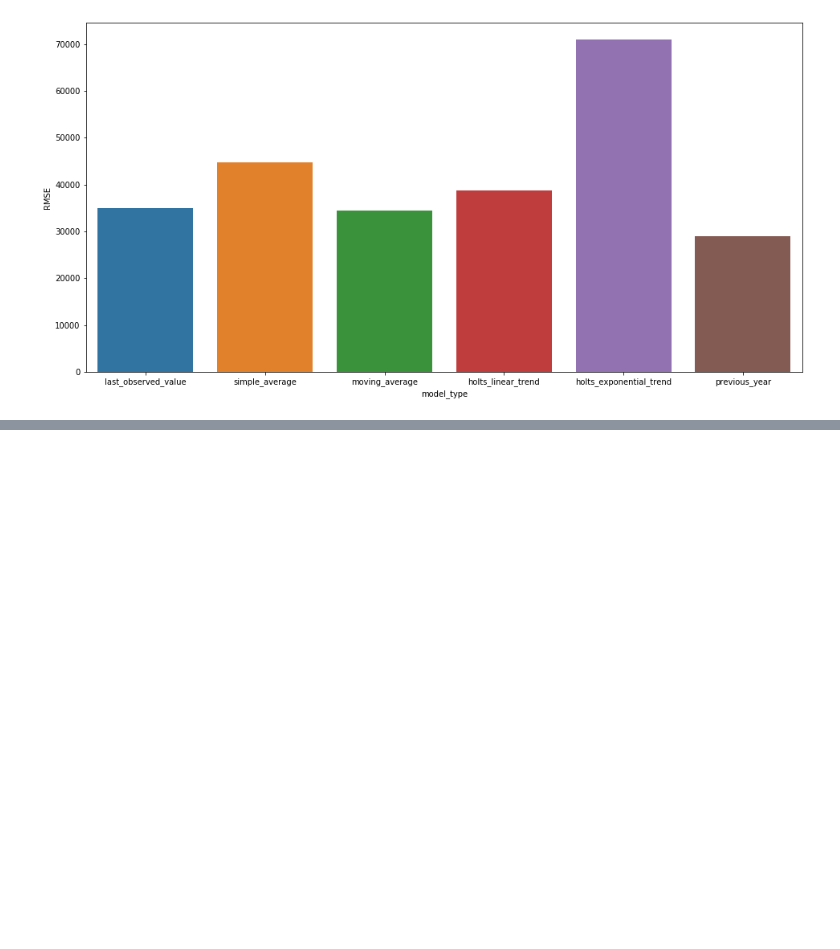
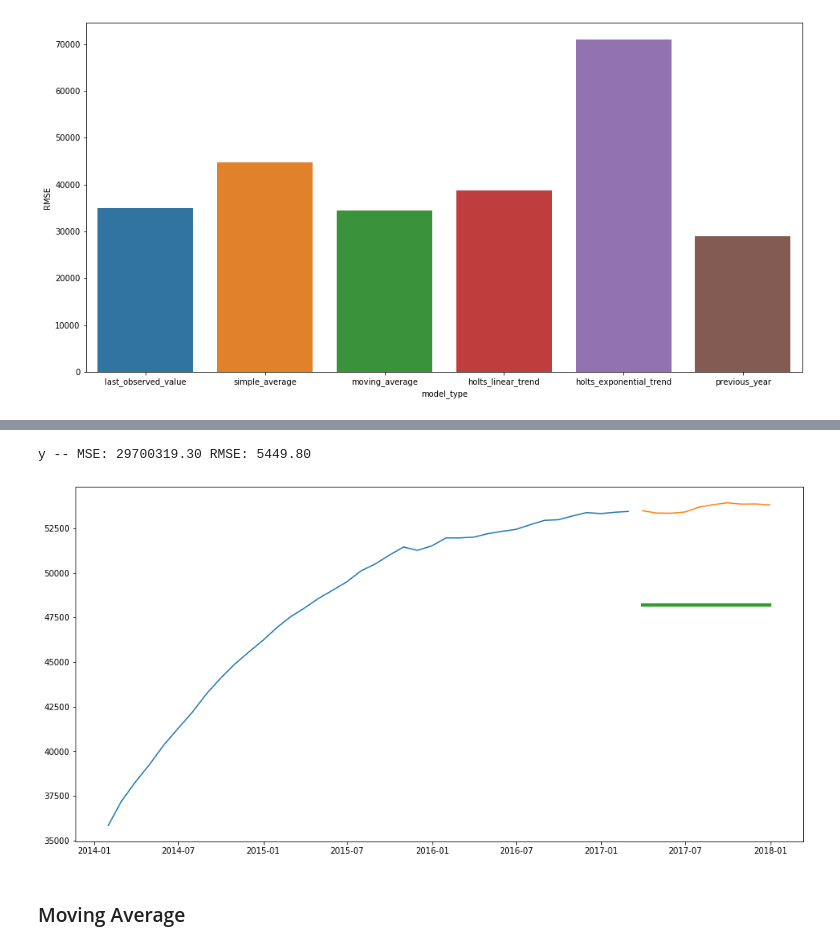
Before and after one commit to Jacqueline-A-Shay/ds-methodologies-exercises, a Jupyter notebook: time_series/Model.ipynb, the cells around one changed output, grey strips where cells are left out. Drawn from its saved outputs; the diff is of its cells as text; code cells hidden in the pictures; blank space fills up the shorter version.

```diff
--- a/time_series/Model.ipynb
+++ b/time_series/Model.ipynb
@@ -309,0 +509,9 @@ Text(0, 0.5, 'RMSE')
+# %%
+target_vars = ['y']
+plot_and_eval(target_vars, train = train, test = test)
+eval_df = append_eval_df(model_type='simple_avg', target_vars=['y'], train = train, test = test)
+# %% [output]
+y -- MSE: 29700319.30 RMSE: 5449.80
+[figure, added]
+# %% [markdown]
+### Moving Average
```
Also changed, not shown: parts of 47 cells of this notebook, 1 other file.
